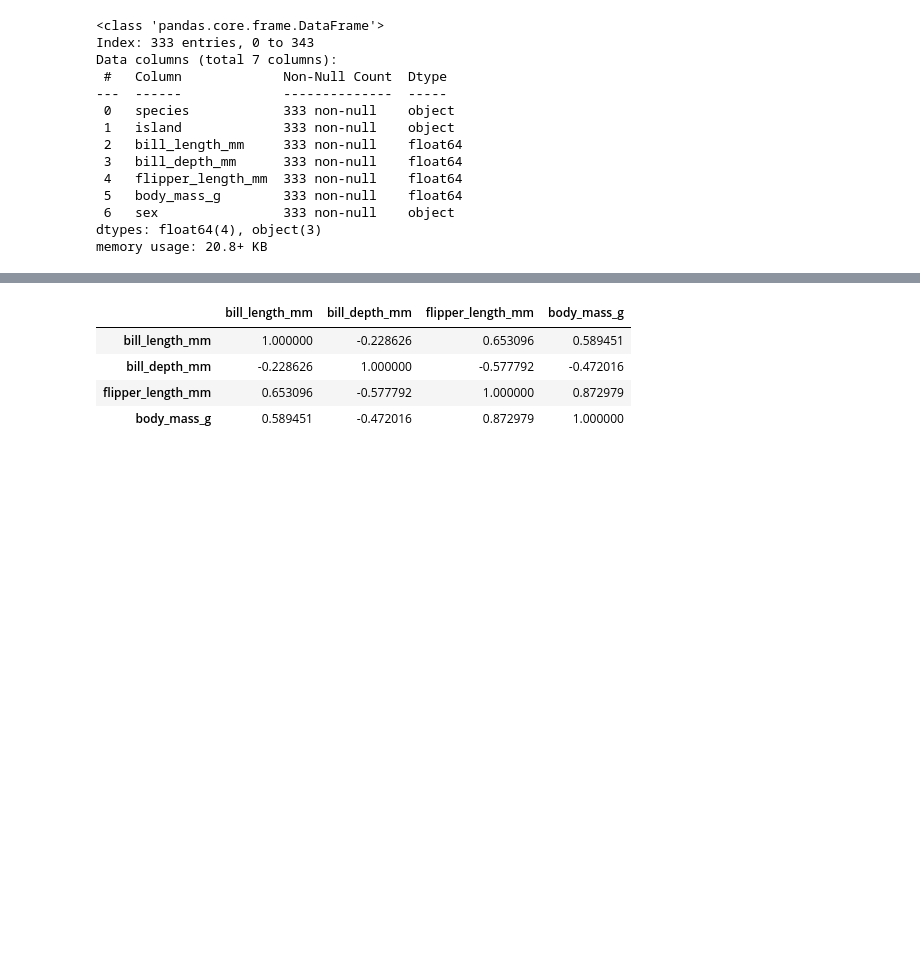
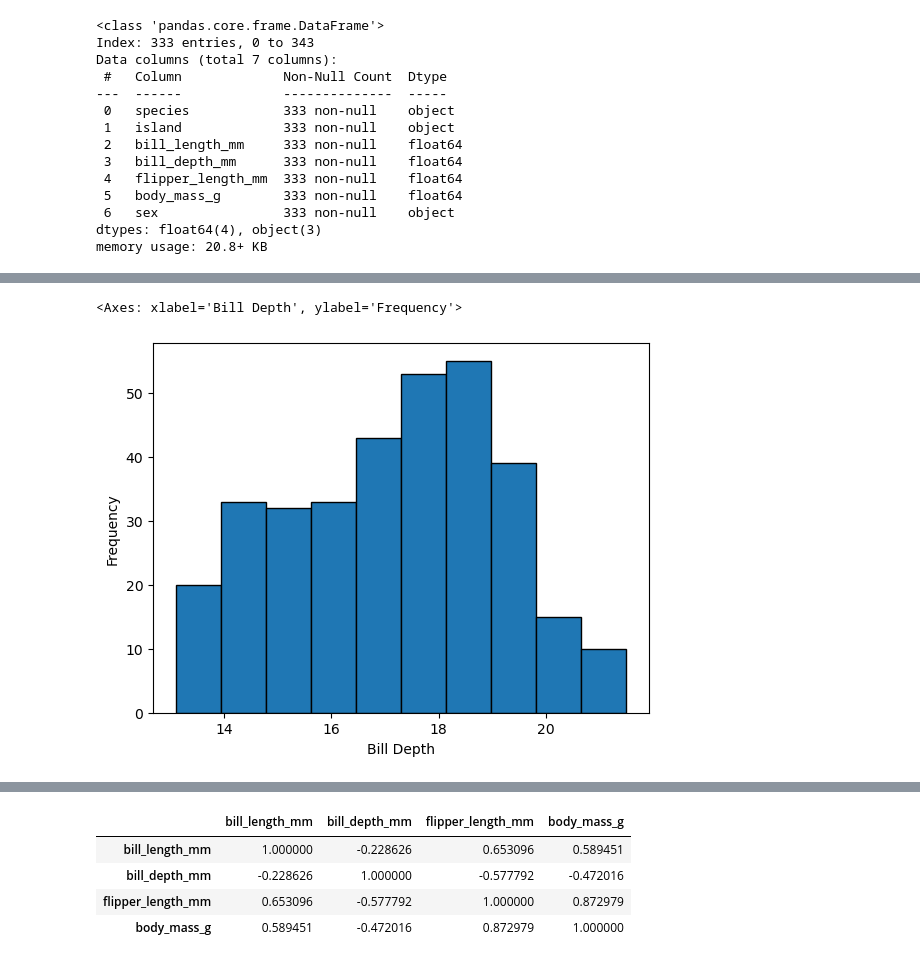
Before and after one commit to a-o-connor/palmerpenguins_data_analytics, a Jupyter notebook: palmerpenguinsanalysis.ipynb, the cells around one changed output, grey strips where cells are left out. Drawn from its saved outputs; the diff is of its cells as text; code cells hidden in the pictures; blank space fills up the shorter version.

```diff
--- a/palmerpenguinsanalysis.ipynb
+++ b/palmerpenguinsanalysis.ipynb
@@ -114,0 +126,5 @@ memory usage: 20.8+ KB
+# %%
+df_cleaned_empty_rows["bill_depth_mm"].plot(kind="hist", edgecolor = "black", xlabel = "Bill Depth")
+# %% [output]
+<Axes: xlabel='Bill Depth', ylabel='Frequency'>
+[figure, added]
```
Also changed, not shown: parts of 13 cells of this notebook.
